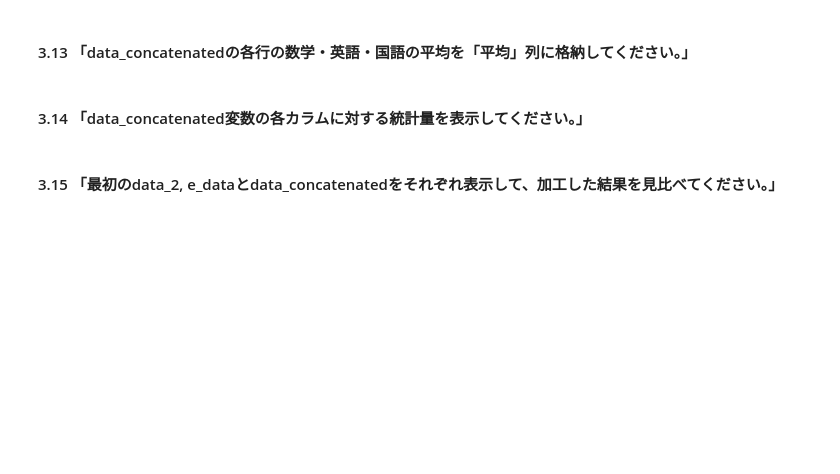
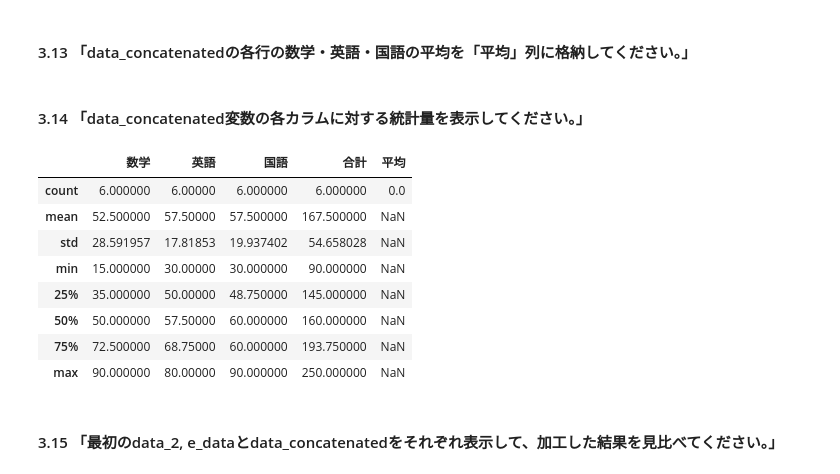
Before and after one commit to kaigitt/GoogleColab, a Jupyter notebook: pandas_editor_ipynb_のコピー.ipynb, the cells around one changed output. Drawn from its saved outputs; the diff is of its cells as text; code cells hidden in the pictures; blank space fills up the shorter version.

```diff
--- a/pandas_editor_ipynb_のコピー.ipynb
+++ b/pandas_editor_ipynb_のコピー.ipynb
@@ -211,2 +310,5 @@ e_data = pd.DataFrame({'name':['D', 'E', 'F'],'国語':[60, 30, 45],'数学':[50
 # %% [markdown]
 #### 3.9 「data_concatenated変数の「合計」列は、理科の点数が混ざっている行があります。そこで、「合計」列を削除して表示してください。」
+# %%
+data_concatenated = data_concatenated.loc[:, :'国語'].copy()
+data_concatenated
@@ -213,2 +323,5 @@ e_data = pd.DataFrame({'name':['D', 'E', 'F'],'国語':[60, 30, 45],'数学':[50
 # %% [markdown]
 #### 3.10 「data_concatenated変数の各行の英語・数学・国語の点数の合計を「合計」列に格納してください。」
+# %%
+data_concatenated['合計'] = data_concatenated.sum(axis=1)
+data_concatenated
@@ -217,2 +348,5 @@ e_data = pd.DataFrame({'name':['D', 'E', 'F'],'国語':[60, 30, 45],'数学':[50
 # %% [markdown]
 #### 3.12 「data_concatenated変数のインデックスを振り直してください。」
+# %%
+data_concatenated = data_concatenated.reset_index(drop=True)
+data_concatenated
@@ -219,6 +361,20 @@ e_data = pd.DataFrame({'name':['D', 'E', 'F'],'国語':[60, 30, 45],'数学':[50
 # %% [markdown]
 #### 3.13  「data_concatenatedの各行の数学・英語・国語の平均を「平均」列に格納してください。」
+# %%
+data_concatenated['平均'] = data_concatenated[['数学','英語','国語']].mean(axis=0)
 # %% [markdown]
 #### 3.14 「data_concatenated変数の各カラムに対する統計量を表示してください。」
+# %%
+data_concatenated.describe()
+# %% [output]
+|  | 数学 | 英語 | 国語 | 合計 | 平均 |
+| count | 6.000000 | 6.00000 | 6.000000 | 6.000000 | 0.0 |
+| mean | 52.500000 | 57.50000 | 57.500000 | 167.500000 | NaN |
+| std | 28.591957 | 17.81853 | 19.937402 | 54.658028 | NaN |
+| min | 15.000000 | 30.00000 | 30.000000 | 90.000000 | NaN |
+| 25% | 35.000000 | 50.00000 | 48.750000 | 145.000000 | NaN |
+| 50% | 50.000000 | 57.50000 | 60.000000 | 160.000000 | NaN |
+| 75% | 72.500000 | 68.75000 | 60.000000 | 193.750000 | NaN |
+| max | 90.000000 | 80.00000 | 90.000000 | 250.000000 | NaN |
 # %% [markdown]
 #### 3.15 「最初のdata_2, e_dataとdata_concatenatedをそれぞれ表示して、加工した結果を見比べてください。」
```
Also changed, not shown: parts of 24 cells of this notebook.
